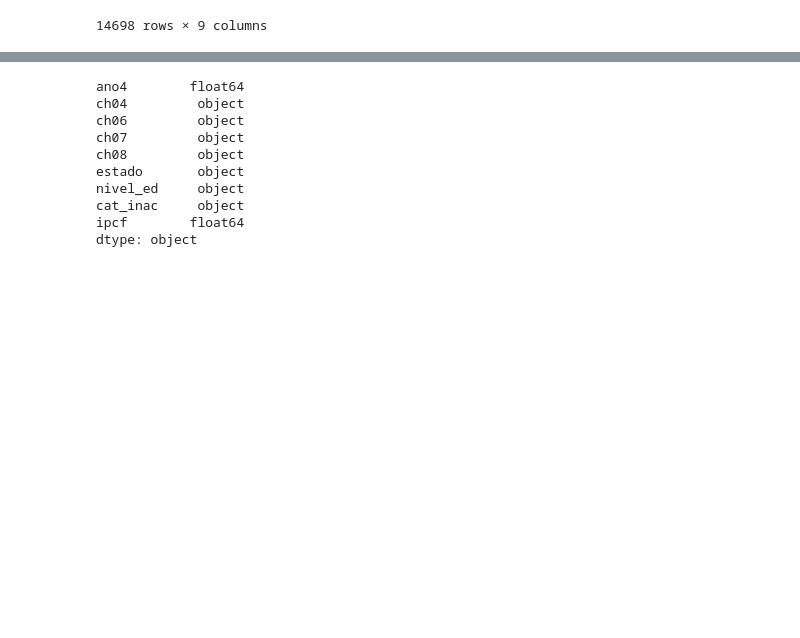
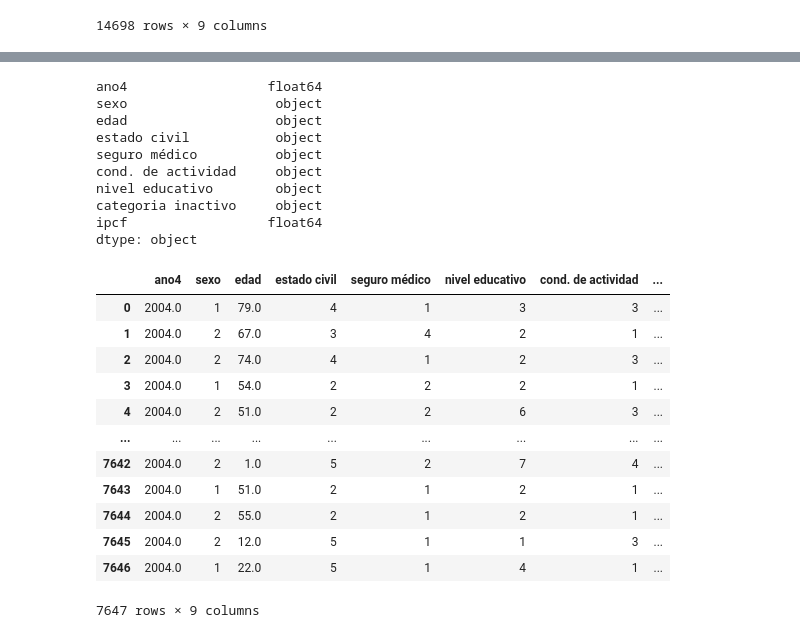
Before and after one commit to jtomasello247/Big-Data---TP-2---Grupo-13, a Jupyter notebook: t104_dta/TP2.ipynb, the cells around one changed output, grey strips where cells are left out. Saved outputs shown, nothing was run; the diff lists cells and outputs as text; code cells hidden in the pictures; blank space fills up the shorter version.

```diff
--- a/t104_dta/TP2.ipynb
+++ b/t104_dta/TP2.ipynb
@@ -629,15 +443,15 @@ Index(['ano4', 'ch04', 'ch06', 'ch07', 'ch08', 'nivel_ed', 'estado',
       dtype='object')
 # %%
-print(ind[["ano4", "ch04", "ch06", "ch07", "ch08", "estado", "nivel_ed", "cat_inac", "ipcf"]].dtypes)
+print(ind4[["ano4", "sexo", "edad", "estado civil", "seguro médico", "cond. de actividad", "nivel educativo", "categoria inactivo", "ipcf"]].dtypes)
 # %% [output]
-ano4        float64
-ch04         object
-ch06         object
-ch07         object
-ch08         object
-estado       object
-nivel_ed     object
-cat_inac     object
-ipcf        float64
+ano4                  float64
+sexo                   object
+edad                   object
+estado civil           object
+seguro médico          object
+cond. de actividad     object
+nivel educativo        object
+categoria inactivo     object
+ipcf                  float64
 dtype: object
 # %%
@@ -647 +466,17 @@ for col in cols:
+# %%
+ind2004
+# %% [output]
+|  | ano4 | sexo | edad | estado civil | seguro médico | nivel educativo | cond. de actividad | ... |
+| 0 | 2004.0 | 1 | 79.0 | 4 | 1 | 3 | 3 | ... |
+| 1 | 2004.0 | 2 | 67.0 | 3 | 4 | 2 | 1 | ... |
+| 2 | 2004.0 | 2 | 74.0 | 4 | 1 | 2 | 3 | ... |
+| 3 | 2004.0 | 1 | 54.0 | 2 | 2 | 2 | 1 | ... |
+| 4 | 2004.0 | 2 | 51.0 | 2 | 2 | 6 | 3 | ... |
+| ... | ... | ... | ... | ... | ... | ... | ... | ... |
+| 7642 | 2004.0 | 2 | 1.0 | 5 | 2 | 7 | 4 | ... |
+| 7643 | 2004.0 | 1 | 51.0 | 2 | 1 | 2 | 1 | ... |
+| 7644 | 2004.0 | 2 | 55.0 | 2 | 1 | 2 | 1 | ... |
+| 7645 | 2004.0 | 2 | 12.0 | 5 | 1 | 1 | 3 | ... |
+| 7646 | 2004.0 | 1 | 22.0 | 5 | 1 | 4 | 1 | ... |
+7647 rows × 9 columns
 # %%
```
Also changed, not shown: parts of 36 cells of this notebook.
